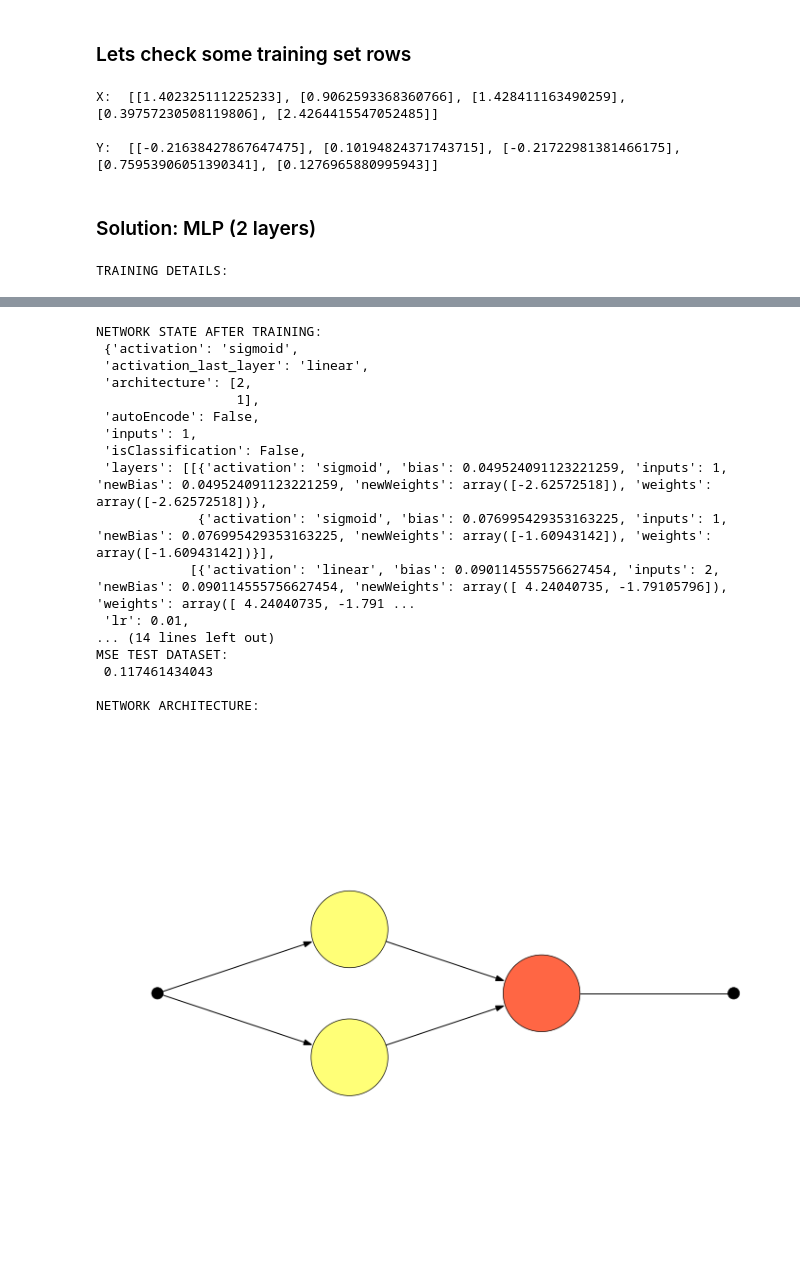
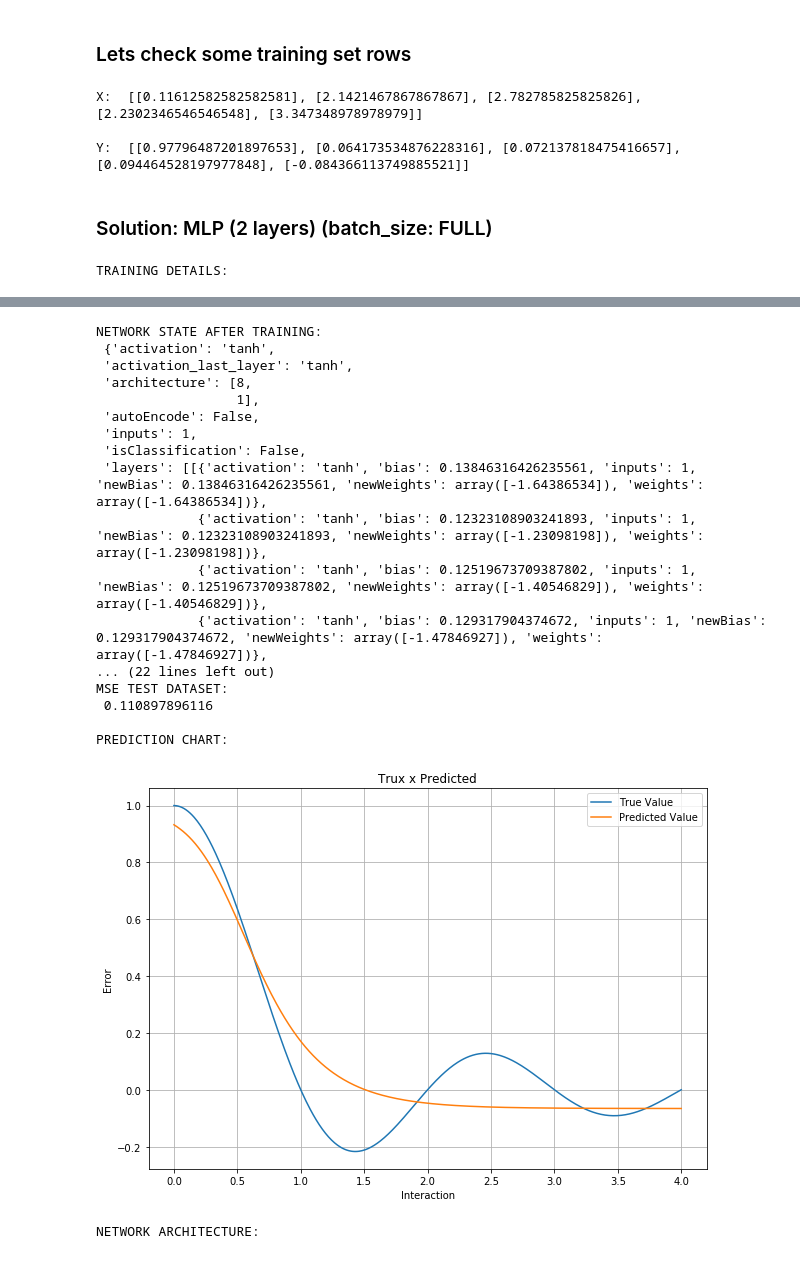
Before and after one commit to RenanGBarreto/neural-network-lib, a Jupyter notebook: notebooks/L1Q3.ipynb, the cells around one changed output, grey strips where cells are left out. Cells and saved outputs as stored; diff of their text form; code cells hidden in the pictures.

```diff
--- a/notebooks/L1Q3.ipynb
+++ b/notebooks/L1Q3.ipynb
@@ -93,27 +91,27 @@ NETWORK ARCHITECTURE:
 # %% [markdown]
 ### Create the dataset
 # %%
-X, y = createDataSetL1Q3B(2000)
+X, y = createDataSetL1Q3B(1000)
 # %% [markdown]
 ### Split into train and test dataset
 # %%
-X_train, X_test, y_train, y_test = train_test_split(X, y, test_size=0.2, random_state=SEED)
+X_train, X_test, y_train, y_test = train_test_split(X, y, test_size=0.2, random_state=SEED, shuffle=True)
 # %% [markdown]
 ### Lets check some training set rows
 # %%
 print("X: ", X_train[:5], "\n\nY: ", y_train[:5])
 # %% [output]
-X:  [[1.402325111225233], [0.9062593368360766], [1.428411163490259], [0.39757230508119806], [2.4264415547052485]]
+X:  [[0.11612582582582581], [2.1421467867867867], [2.782785825825826], [2.2302346546546548], [3.347348978978979]]
 
-Y:  [[-0.21638427867647475], [0.10194824371743715], [-0.21722981381466175], [0.75953906051390341], [0.1276965880995943]]
+Y:  [[0.97796487201897653], [0.064173534876228316], [0.072137818475416657], [0.094464528197977848], [-0.084366113749885521]]
 # %% [markdown]
-### Solution: MLP (2 layers)
+### Solution: MLP (2 layers) (batch_size: FULL)
 # %%
-model = NeuralNetwork(1, [2, 1], isClassification=False, lr=0.01, autoEncode=False, activation='sigmoid',
-                      activation_last_layer='linear', seed=SEED)
+model = NeuralNetwork(1, [8, 1], isClassification=False, lr=0.05, autoEncode=False, activation='tanh',
+                      activation_last_layer='tanh', seed=SEED)
 
 print("TRAINING DETAILS:")
-model.fit(X=X_train, y=y_train, epochs=100, verbose=False, plot=True)
+model.fit(X=X_train, y=y_train, epochs=1000, verbose=False, plot=True, batch_size=0)
 
 print("NETWORK STATE AFTER TRAINING:\n", model, "\n")
 y_test_true = np.reshape(y_test, (len(y_test)))
@@ -125,6 +123,21 @@ print("TEST DATASET PREDICTIONS: \ny_test_true: ", y_test_true[:15]," (first 15)
 print("MSE TRAINING DATASET:\n", mean_absolute_error(y_train_true, y_train_pred), "\n")
 print("MSE TEST DATASET:\n", mean_absolute_error(y_test_true, y_test_pred), "\n")
 
+print("PREDICTION CHART:")
+
+X_sequence, y_sequence = createDataSetL1Q3B(500)
+X_sequence_reshaped = np.reshape(X_sequence, (len(X_sequence)))
+y_sequence_true = np.reshape(y_sequence, (len(y_sequence)))
+y_sequence_pred = np.reshape(model.predict(X_sequence), (len(y_sequence)))
+
+fig, ax = plt.subplots(figsize=(10,7))
+ax.plot(X_sequence_reshaped, y_sequence_true, label="True Value")
+ax.plot(X_sequence_reshaped, y_sequence_pred, label="Predicted Value")
+ax.set(xlabel='Interaction', ylabel='Error', title='Trux x Predicted')
+ax.legend()
+ax.grid()
+plt.show()
+
 print("NETWORK ARCHITECTURE:")
 model.draw(size=(10,8))
 # %% [output]
@@ -133,18 +146,19 @@ TRAINING DETAILS:
 NETWORK STATE AFTER TRAINING:
- {'activation': 'sigmoid',
- 'activation_last_layer': 'linear',
- 'architecture': [2,
+ {'activation': 'tanh',
+ 'activation_last_layer': 'tanh',
+ 'architecture': [8,
                   1],
  'autoEncode': False,
  'inputs': 1,
  'isClassification': False,
- 'layers': [[{'activation': 'sigmoid', 'bias': 0.049524091123221259, 'inputs': 1, 'newBias': 0.049524091123221259, 'newWeights': array([-2.62572518]), 'weights': array([-2.62572518])},
-             {'activation': 'sigmoid', 'bias': 0.076995429353163225, 'inputs': 1, 'newBias': 0.076995429353163225, 'newWeights': array([-1.60943142]), 'weights': array([-1.60943142])}],
-            [{'activation': 'linear', 'bias': 0.090114555756627454, 'inputs': 2, 'newBias': 0.090114555756627454, 'newWeights': array([ 4.24040735, -1.79105796]), 'weights': array([ 4.24040735, -1.791 ...
- 'lr': 0.01,
-... (14 lines left out)
+ 'layers': [[{'activation': 'tanh', 'bias': 0.13846316426235561, 'inputs': 1, 'newBias': 0.13846316426235561, 'newWeights': array([-1.64386534]), 'weights': array([-1.64386534])},
+             {'activation': 'tanh', 'bias': 0.12323108903241893, 'inputs': 1, 'newBias': 0.12323108903241893, 'newWeights': array([-1.23098198]), 'weights': array([-1.23098198])},
+             {'activation': 'tanh', 'bias': 0.12519673709387802, 'inputs': 1, 'newBias': 0.12519673709387802, 'newWeights': array([-1.40546829]), 'weights': array([-1.40546829])},
+             {'activation': 'tanh', 'bias': 0.129317904374672, 'inputs': 1, 'newBias': 0.129317904374672, 'newWeights': array([-1.47846927]), 'weights': array([-1.47846927])},
+... (22 lines left out)
 MSE TEST DATASET:
- 0.117461434043
+ 0.110897896116
 
-NETWORK ARCHITECTURE:
+PREDICTION CHART:
-[figure, old version]
+[figure, new version]
+NETWORK ARCHITECTURE:
```
Also changed, not shown: parts of 4 cells of this notebook, 13 other files.
